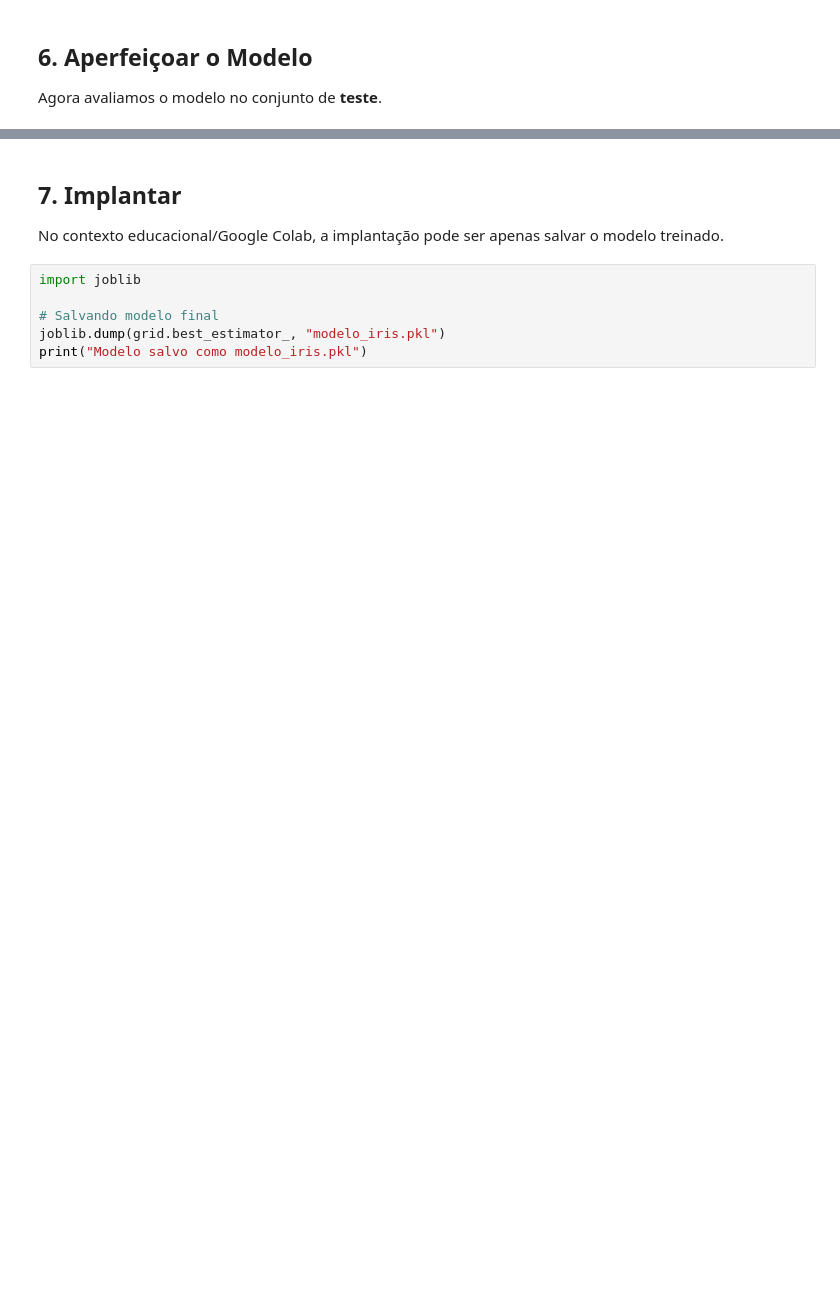
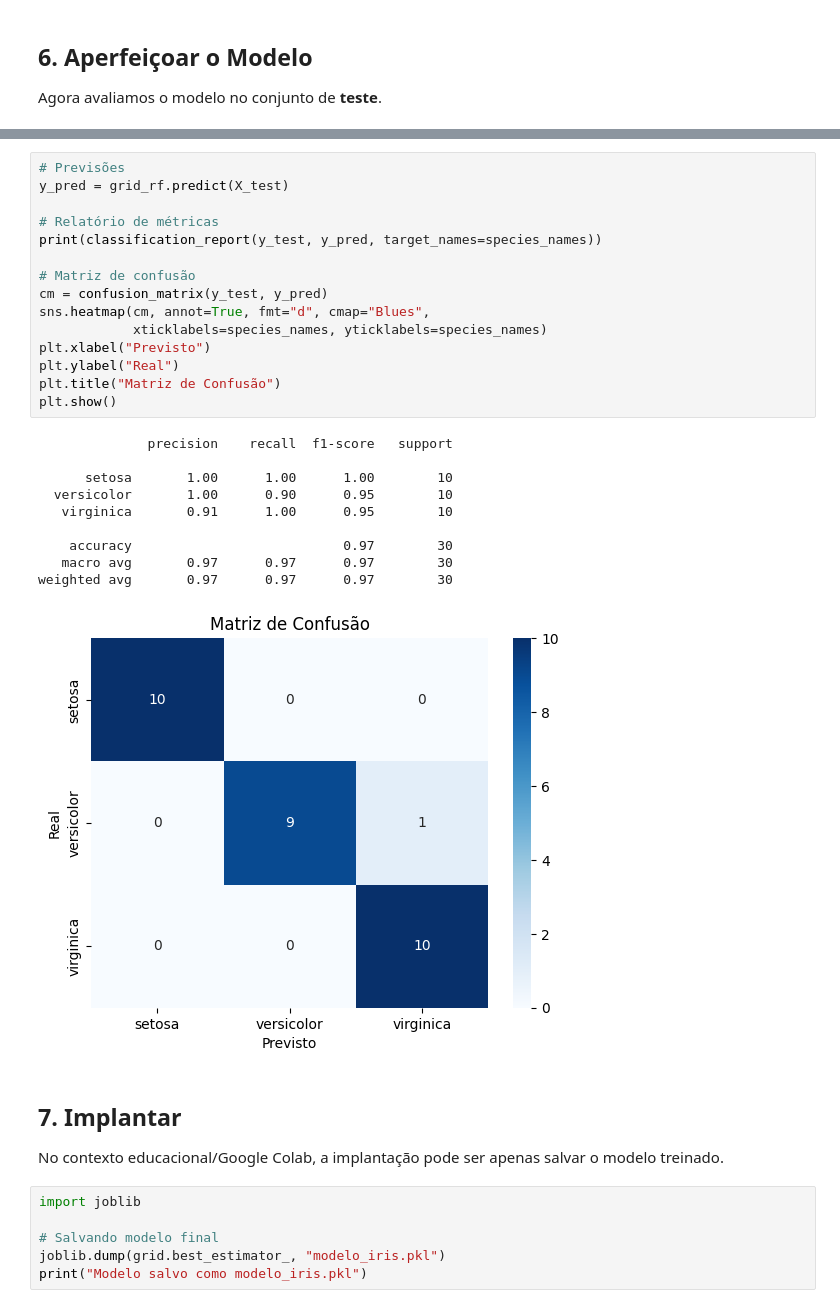
Before and after one commit to Victorpc132/ProjetosPythonRauber, a Jupyter notebook: 02_Projeto_Iris_ML.ipynb, the cells around one changed output, grey strips where cells are left out. Drawn from its saved outputs; the diff is of its cells as text; blank space fills up the shorter version.

```diff
--- a/02_Projeto_Iris_ML.ipynb
+++ b/02_Projeto_Iris_ML.ipynb
@@ -175,3 +193,29 @@ plt.show()
+# %%
+# Previsões
+y_pred = grid_rf.predict(X_test)
+
+# Relatório de métricas
+print(classification_report(y_test, y_pred, target_names=species_names))
+
+# Matriz de confusão
+cm = confusion_matrix(y_test, y_pred)
+sns.heatmap(cm, annot=True, fmt="d", cmap="Blues",
+            xticklabels=species_names, yticklabels=species_names)
+plt.xlabel("Previsto")
+plt.ylabel("Real")
+plt.title("Matriz de Confusão")
+plt.show()
+# %% [output]
+              precision    recall  f1-score   support
+
+      setosa       1.00      1.00      1.00        10
+  versicolor       1.00      0.90      0.95        10
+   virginica       0.91      1.00      0.95        10
+
+    accuracy                           0.97        30
+   macro avg       0.97      0.97      0.97        30
+weighted avg       0.97      0.97      0.97        30
+[figure, added]
 # %% [markdown]
 ## 7. Implantar
 No contexto educacional/Google Colab, a implantação pode ser apenas salvar o modelo treinado.
```
Also changed, not shown: parts of 4 cells of this notebook.
